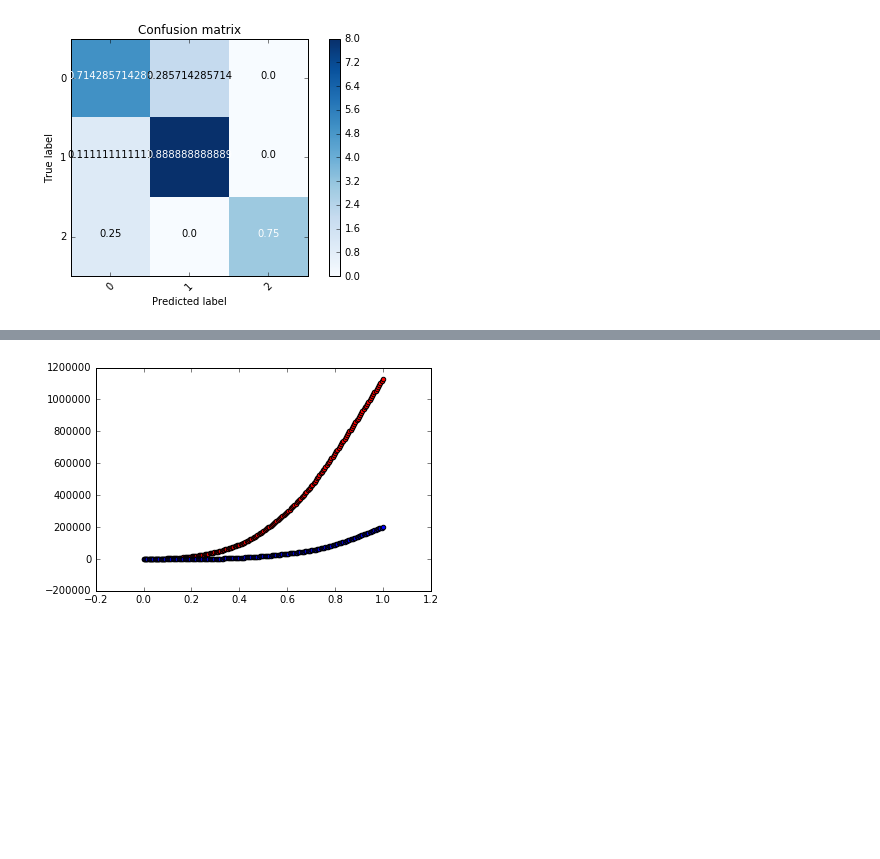
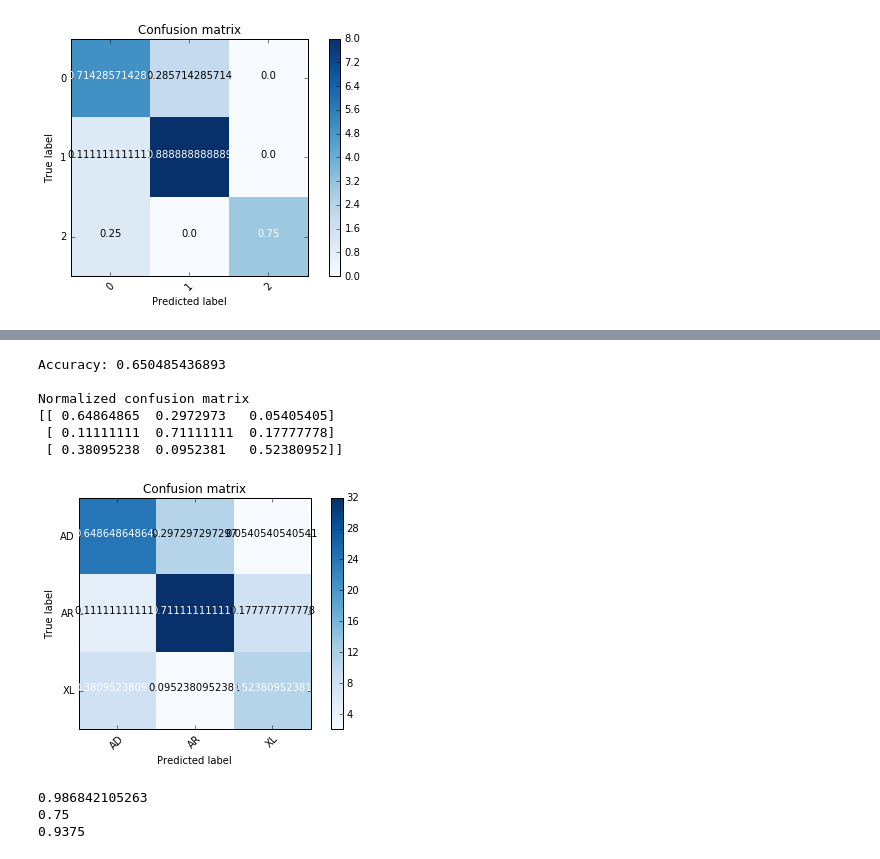
Before and after one commit to EddieCunningham/IP, a Jupyter notebook: ipResults.ipynb, the cells around one changed output, grey strips where cells are left out. Cells and saved outputs as stored; diff of their text form; code cells hidden in the pictures; blank space fills up the shorter version.

Commit message:
brute force works

```diff
--- a/ipResults.ipynb
+++ b/ipResults.ipynb
@@ -490,7 +210,25 @@ plt.show()
-# %%
-import scipy
-plt.scatter([x[0] for x in tData],[scipy.integrate.simps(np.array(cumulativeAR[1:i+2]))*10**11 for i,x in enumerate(cumulativeAR[1:])],c='r')
-plt.scatter([x[0] for x in tData],[scipy.integrate.simps(np.array(cumulativeAD[1:i+2]))*10**11 for i,x in enumerate(cumulativeAD[1:])],c='b')
-plt.show()
-# %% [output]
-[figure, removed]
+# %%
+dfBF = pd.read_csv('./pedigreeResultsBruteForce2.csv')
+dfBF = dfBF.loc[dfBF['Correct_IP'] != 'M']
+# %%
+dfBF['ResultsXLR'] = dfBF['ResultsXLR'].apply(lambda x:max(eval(x)[2:]))
+dfBF['ResultsAR'] = dfBF['ResultsAR'].apply(lambda x:max(eval(x)[2:]))
+dfBF['ResultsAD'] = dfBF['ResultsAD'].apply(lambda x:max(eval(x)[2:]))
+# %%
+trueLabels = dfBF['Correct_IP'].apply(lambda x:yMapper[x])
+# %%
+yMapper2 = {'ResultsAD':0,'ResultsAR':1,'ResultsXLR':2}
+predicted = dfBF[['ResultsXLR','ResultsAR','ResultsAD']].idxmax(axis=1).apply(lambda x:yMapper2[x])
+# %%
+mapBack = {0:'AD',1:'AR',2:'XL'}
+print('Accuracy: '+str(len([x for x,y in zip(trueLabels,predicted) if x==y])/float(len(trueLabels)))+'\n')
+cm3 = confusion_matrix(trueLabels.apply(lambda x:mapBack[x]),predicted.apply(lambda x:mapBack[x]),labels=['AD','AR','XL'])
+plot_confusion_matrix(cm3,['AD','AR','XL'],normalize=True)
+# %% [output]
+Accuracy: 0.650485436893
+
+Normalized confusion matrix
+[[ 0.64864865  0.2972973   0.05405405]
+ [ 0.11111111  0.71111111  0.17777778]
+ [ 0.38095238  0.0952381   0.52380952]]
+[figure, added]
@@ -496,0 +260,11 @@ plt.show()
+# %%
+classifier = ExtraTreesClassifier
+clf = classifier(n_estimators=500,max_features='sqrt',max_depth=None,criterion='gini')
+clf = clf.fit(X_train, y_train)
+print(clf.score(X_train,y_train))
+print(clf.score(X_test,y_test))
+print(clf.score(x,y))
+# %% [output]
+0.986842105263
+0.75
+0.9375
```
Also changed, not shown: parts of 14 cells of this notebook, 19 other files.
